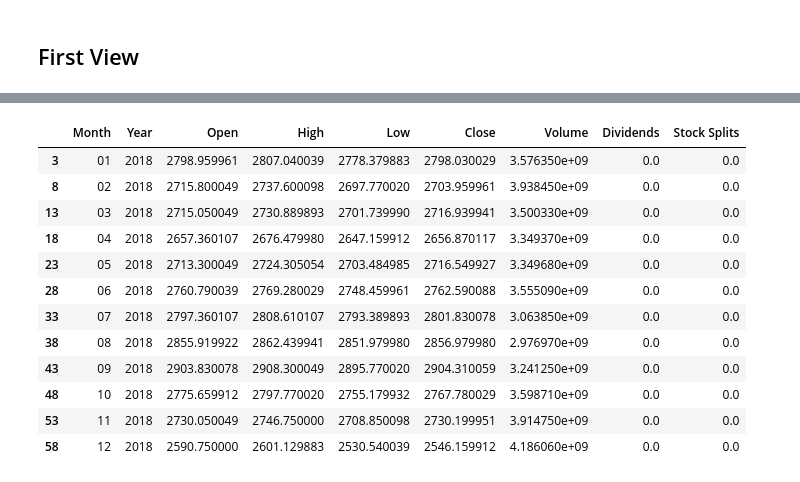
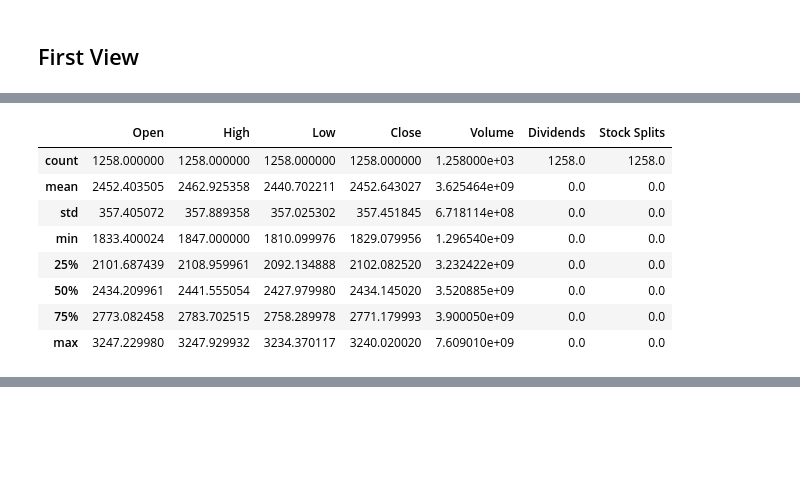
Before and after one commit to oimartin/SP_500_index_RNN, a Jupyter notebook: sp500_notebook.ipynb, the cells around one changed output, grey strips where cells are left out. Saved outputs shown, nothing was run; the diff lists cells and outputs as text; code cells hidden in the pictures; blank space fills up the shorter version.

```diff
--- a/sp500_notebook.ipynb
+++ b/sp500_notebook.ipynb
@@ -87,6 +78,18 @@ fig = go.Figure(data=[go.Candlestick(x=data['Date'], close=data['Close'], open=d
 fig.show()
 # %% [output]
 [interactive output not drawn]
+# %%
+data.describe()
+# %% [output]
+|  | Open | High | Low | Close | Volume | Dividends | Stock Splits |
+| count | 1258.000000 | 1258.000000 | 1258.000000 | 1258.000000 | 1.258000e+03 | 1258.0 | 1258.0 |
+| mean | 2452.403505 | 2462.925358 | 2440.702211 | 2452.643027 | 3.625464e+09 | 0.0 | 0.0 |
+| std | 357.405072 | 357.889358 | 357.025302 | 357.451845 | 6.718114e+08 | 0.0 | 0.0 |
+| min | 1833.400024 | 1847.000000 | 1810.099976 | 1829.079956 | 1.296540e+09 | 0.0 | 0.0 |
+| 25% | 2101.687439 | 2108.959961 | 2092.134888 | 2102.082520 | 3.232422e+09 | 0.0 | 0.0 |
+| 50% | 2434.209961 | 2441.555054 | 2427.979980 | 2434.145020 | 3.520885e+09 | 0.0 | 0.0 |
+| 75% | 2773.082458 | 2783.702515 | 2758.289978 | 2771.179993 | 3.900050e+09 | 0.0 | 0.0 |
+| max | 3247.229980 | 3247.929932 | 3234.370117 | 3240.020020 | 7.609010e+09 | 0.0 | 0.0 |
 # %%
 fig = go.Figure()
 fig.add_trace(go.Histogram(x=data['Volume']))
@@ -130,16 +131,0 @@ def by_year (df):
-# %%
-m_y_data.loc[m_y_data['Year']== '2018'].sort_values(by='Month', ascending=True)
-# %% [output]
-|  | Month | Year | Open | High | Low | Close | Volume | Dividends | Stock Splits |
-| 3 | 01 | 2018 | 2798.959961 | 2807.040039 | 2778.379883 | 2798.030029 | 3.576350e+09 | 0.0 | 0.0 |
-| 8 | 02 | 2018 | 2715.800049 | 2737.600098 | 2697.770020 | 2703.959961 | 3.938450e+09 | 0.0 | 0.0 |
-| 13 | 03 | 2018 | 2715.050049 | 2730.889893 | 2701.739990 | 2716.939941 | 3.500330e+09 | 0.0 | 0.0 |
-| 18 | 04 | 2018 | 2657.360107 | 2676.479980 | 2647.159912 | 2656.870117 | 3.349370e+09 | 0.0 | 0.0 |
-| 23 | 05 | 2018 | 2713.300049 | 2724.305054 | 2703.484985 | 2716.549927 | 3.349680e+09 | 0.0 | 0.0 |
-| 28 | 06 | 2018 | 2760.790039 | 2769.280029 | 2748.459961 | 2762.590088 | 3.555090e+09 | 0.0 | 0.0 |
-| 33 | 07 | 2018 | 2797.360107 | 2808.610107 | 2793.389893 | 2801.830078 | 3.063850e+09 | 0.0 | 0.0 |
-| 38 | 08 | 2018 | 2855.919922 | 2862.439941 | 2851.979980 | 2856.979980 | 2.976970e+09 | 0.0 | 0.0 |
-| 43 | 09 | 2018 | 2903.830078 | 2908.300049 | 2895.770020 | 2904.310059 | 3.241250e+09 | 0.0 | 0.0 |
-| 48 | 10 | 2018 | 2775.659912 | 2797.770020 | 2755.179932 | 2767.780029 | 3.598710e+09 | 0.0 | 0.0 |
-| 53 | 11 | 2018 | 2730.050049 | 2746.750000 | 2708.850098 | 2730.199951 | 3.914750e+09 | 0.0 | 0.0 |
-| 58 | 12 | 2018 | 2590.750000 | 2601.129883 | 2530.540039 | 2546.159912 | 4.186060e+09 | 0.0 | 0.0 |
```
Also changed, not shown: parts of 11 cells of this notebook.
